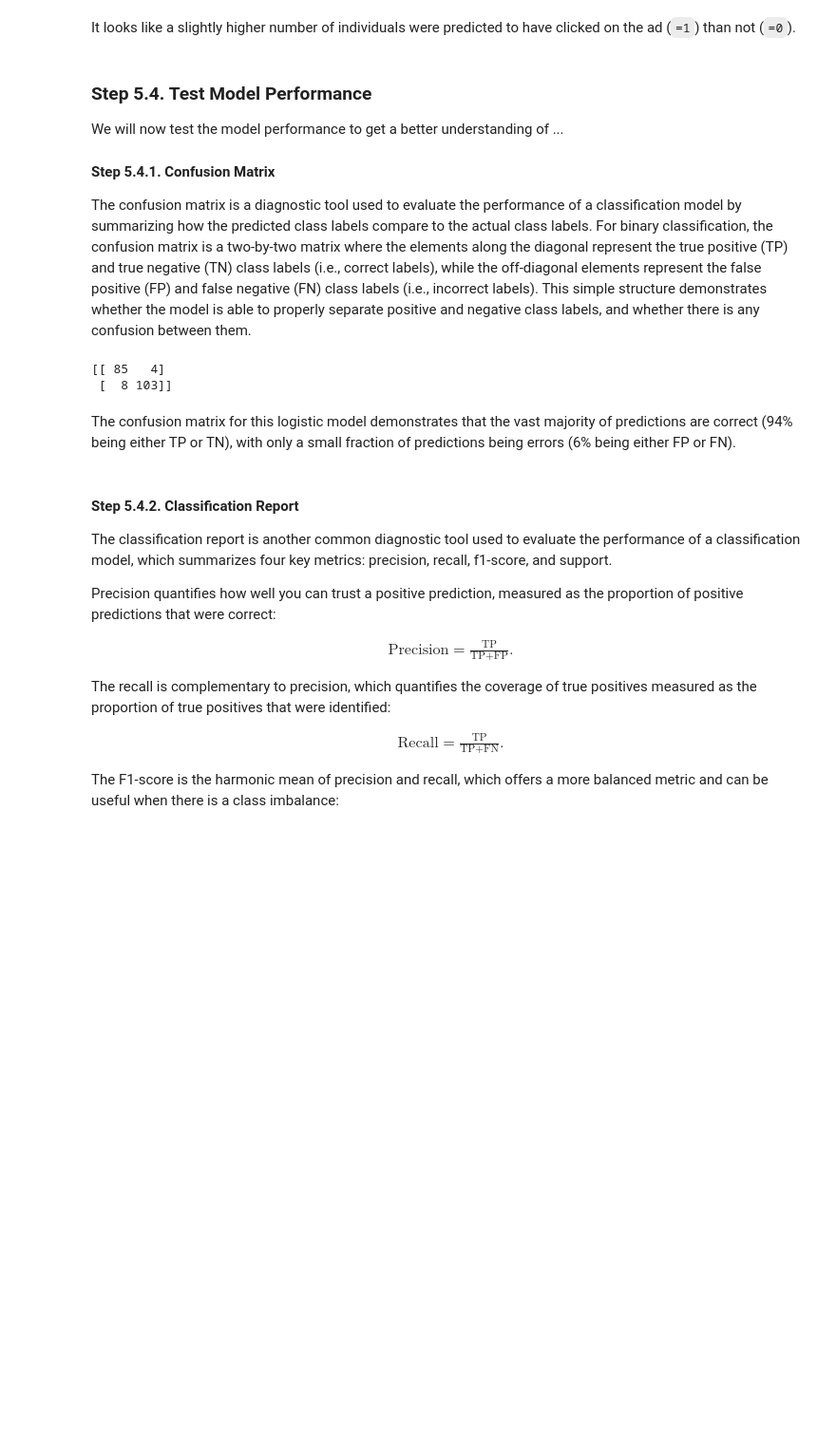
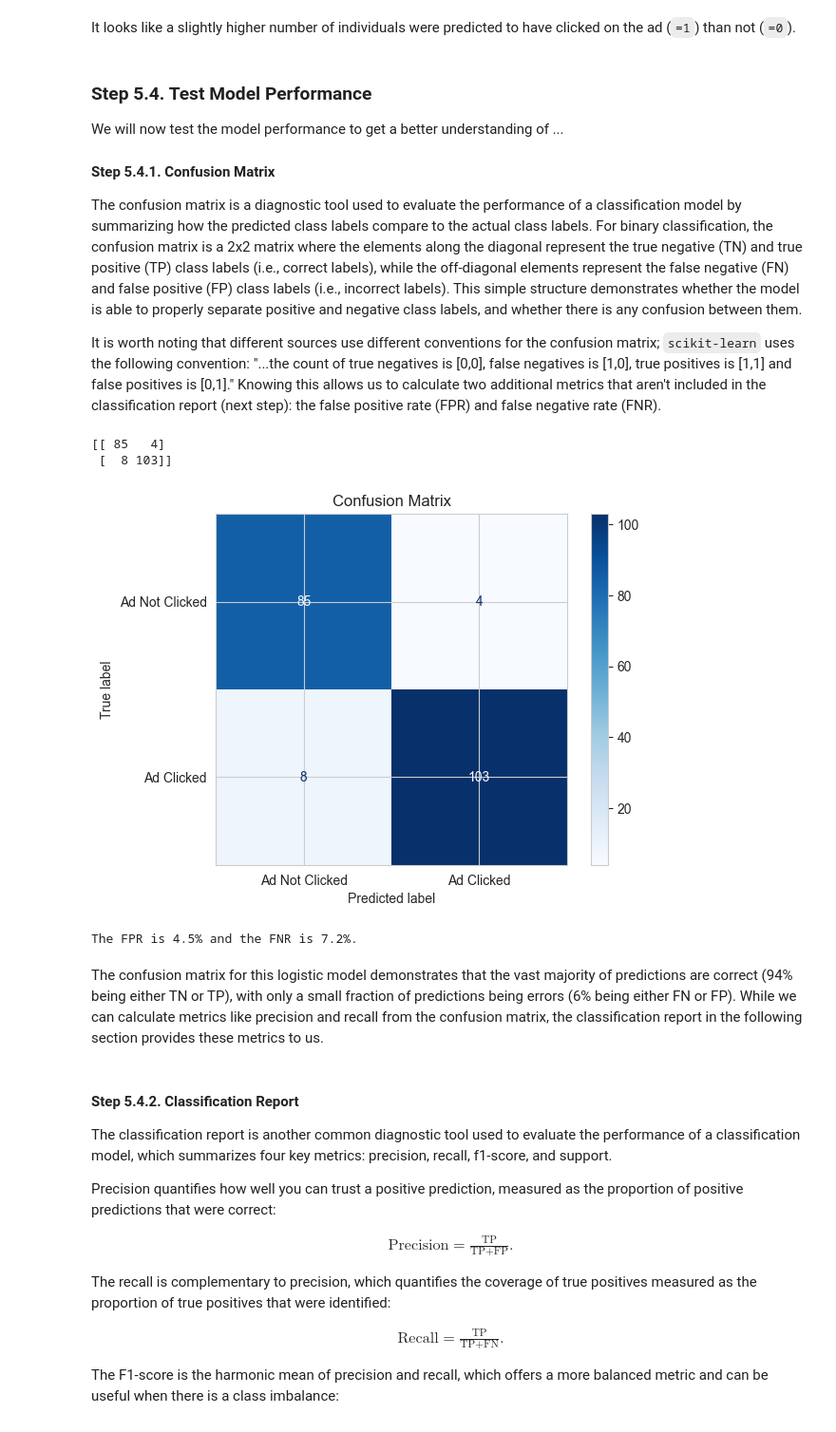
Before and after one commit to astrosica/data-science-portfolio, a Jupyter notebook: Machine Learning/Learning/Logistic Regression/Logistic Regression.ipynb, the cells around one changed output. Shown at 95% size. Cells and saved outputs as stored; diff of their text form; code cells hidden in the pictures; blank space fills up the shorter version.

```diff
--- a/Machine Learning/Learning/Logistic Regression/Logistic Regression.ipynb
+++ b/Machine Learning/Learning/Logistic Regression/Logistic Regression.ipynb
@@ -529,15 +541,37 @@ We will now test the model performance to get a better understanding of ...
 
 #### Step 5.4.1. Confusion Matrix
 
-The confusion matrix is a diagnostic tool used to evaluate the performance of a classification model by summarizing how the predicted class labels compare to the actual class labels. For binary classification, the confusion matrix is a two-by-two matrix where the elements along the diagonal represent the true positive (TP) and true negative (TN) class labels (i.e., correct labels), while the off-diagonal elements represent the false positive (FP) and false negative (FN) class labels (i.e., incorrect labels). This simple structure demonstrates whether the model is able to properly separate positive and negative class labels, and whether there is any confusion between them.
+The confusion matrix is a diagnostic tool used to evaluate the performance of a classification model by summarizing how the predicted class labels compare to the actual class labels. For binary classification, the confusion matrix is a 2x2 matrix where the elements along the diagonal represent the true negative (TN) and true positive (TP) class labels (i.e., correct labels), while the off-diagonal elements represent the false negative (FN) and false positive (FP) class labels (i.e., incorrect labels). This simple structure demonstrates whether the model is able to properly separate positive and negative class labels, and whether there is any confusion between them.
+
+It is worth noting that different sources use different conventions for the confusion matrix; `scikit-learn` uses the following convention: "...the count of true negatives is [0,0], false negatives is [1,0], true positives is [1,1] and false positives is [0,1]." Knowing this allows us to calculate two additional metrics that aren't included in the classification report (next step): the false positive rate (FPR) and false negative rate (FNR).
-# %%
-# calculate confusion matrix
-print(confusion_matrix(y_test,y_pred))
-# %% [output]
-[[ 85   4]
- [  8 103]]
+# %%
+# calculate confusion matrix
+cm = confusion_matrix(y_test,y_pred)
+print(cm)
+
+# plot confusion matrix
+disp = ConfusionMatrixDisplay(confusion_matrix=cm, display_labels=['Ad Not Clicked', 'Ad Clicked'])
+disp.plot(cmap=plt.cm.Blues)
+plt.title('Confusion Matrix')
+plt.show()
+
+# define entries of confusion matrix
+TN = cm[0,0]
+FN = cm[1,0]
+TP = cm[1,1]
+FP = cm [0,1]
+
+# calculate the FPR and FNR
+FPR = FP/(FP+TN)
+FNR = FN/(FN+TP)
+print(f"The FPR is {FPR*100:.1f}% and the FNR is {FNR*100:.1f}%.")
+# %% [output]
+[[ 85   4]
+ [  8 103]]
+[figure, added]
+The FPR is 4.5% and the FNR is 7.2%.
 # %% [markdown]
-The confusion matrix for this logistic model demonstrates that the vast majority of predictions are correct (94% being either TP or TN), with only a small fraction of predictions being errors (6% being either FP or FN).
+The confusion matrix for this logistic model demonstrates that the vast majority of predictions are correct (94% being either TN or TP), with only a small fraction of predictions being errors (6% being either FN or FP). While we can calculate metrics like precision and recall from the confusion matrix, the classification report in the following section provides these metrics to us.
 # %% [markdown]
 #### Step 5.4.2. Classification Report
 The classification report is another common diagnostic tool used to evaluate the performance of a classification model, which summarizes four key metrics: precision, recall, f1-score, and support.
```
Also changed, not shown: parts of 18 cells of this notebook.
